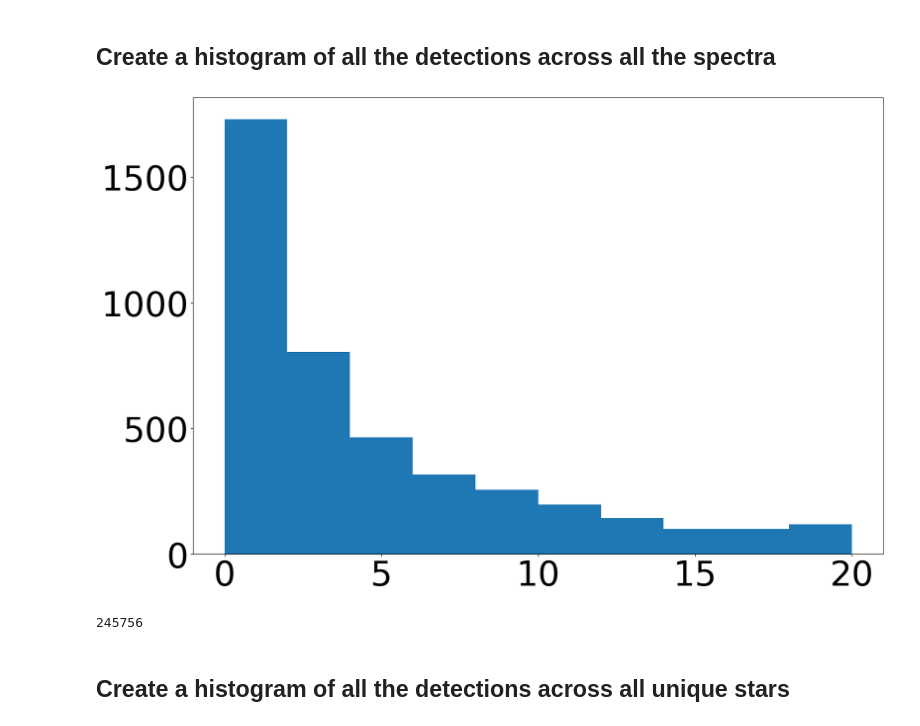
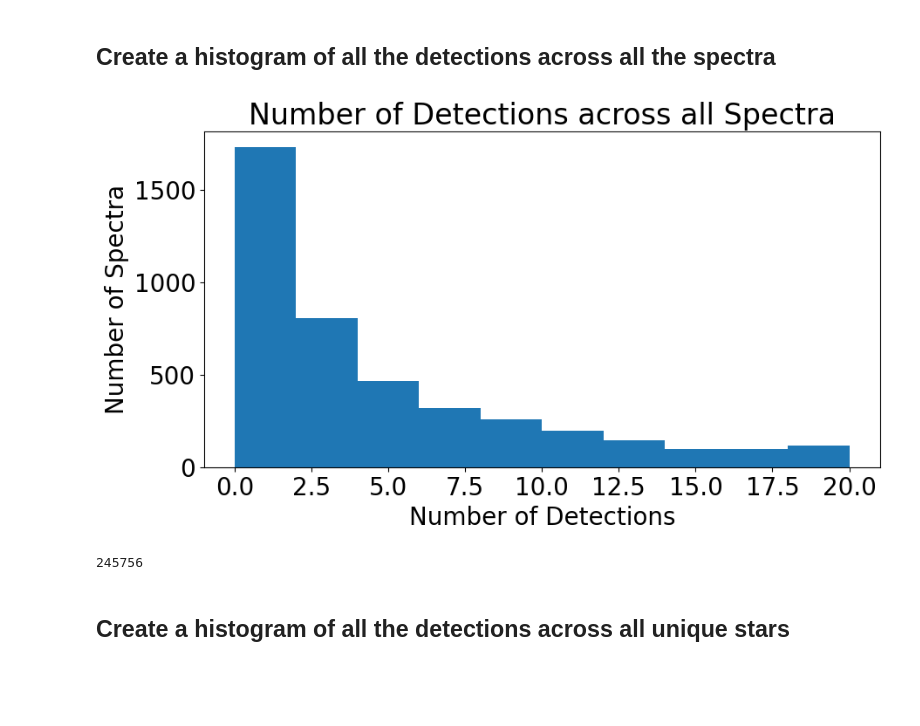
Before and after one commit to howardisaacson/APF-BL-DAP, a Jupyter notebook: Zoe/Results.ipynb, the cells around one changed output. Saved outputs shown, nothing was run; the diff lists cells and outputs as text; code cells hidden in the pictures; blank space fills up the shorter version.

```diff
--- a/Zoe/Results.ipynb
+++ b/Zoe/Results.ipynb
@@ -21,11 +25,11 @@ for filename in os.listdir(directory):
 # %%
-results1000 = pd.read_csv('/mnt_home/zoek/code/APF-BL-DAP/Zoe/LaserDetectionResults1000/results.csv', index_col = 'index')
-results3000 = pd.read_csv('/mnt_home/zoek/code/APF-BL-DAP/Zoe/LaserDetectionResults3000/results.csv', index_col = 'index')
-results4000 = pd.read_csv('/mnt_home/zoek/code/APF-BL-DAP/Zoe/LaserDetectionResults4000/results.csv', index_col = 'index')
-results5000 = pd.read_csv('/mnt_home/zoek/code/APF-BL-DAP/Zoe/LaserDetectionResults5000/results.csv', index_col = 'index')
-results6000 = pd.read_csv('/mnt_home/zoek/code/APF-BL-DAP/Zoe/LaserDetectionResults6000/results.csv', index_col = 'index')
+results1000 = pd.read_csv('/mnt_home/zoek/code/APF-BL-DAP/Zoe/MyStuff/Results/LaserDetectionResults1000/results.csv', index_col = 'index')
+results3000 = pd.read_csv('/mnt_home/zoek/code/APF-BL-DAP/Zoe/MyStuff/Results/LaserDetectionResults3000/results.csv', index_col = 'index')
+results4000 = pd.read_csv('/mnt_home/zoek/code/APF-BL-DAP/Zoe/MyStuff/Results/LaserDetectionResults4000/results.csv', index_col = 'index')
+results5000 = pd.read_csv('/mnt_home/zoek/code/APF-BL-DAP/Zoe/MyStuff/Results/LaserDetectionResults5000/results.csv', index_col = 'index')
+results6000 = pd.read_csv('/mnt_home/zoek/code/APF-BL-DAP/Zoe/MyStuff/Results/LaserDetectionResults6000/results.csv', index_col = 'index')
 
-results2000 = pd.read_csv('/mnt_home/zoek/code/APF-BL-DAP/Zoe/LaserDetectionResults2000/results.csv', index_col = 'index')
+results2000 = pd.read_csv('/mnt_home/zoek/code/APF-BL-DAP/Zoe/MyStuff/Results/LaserDetectionResults2000/results.csv', index_col = 'index')
 
 
 results1000 = results1000.drop(columns = 'Unnamed: 0')
@@ -56,0 +67,2 @@ total_results
+# %%
+total_results['SNR'] = SNR
@@ -59,15 +74,19 @@ total_results
 # %%
 num_detections = total_results['ndetections']
 # %%
-plt.rcParams["figure.figsize"] = (18,12)
-plt.rcParams.update({'font.size': 50})
+# plt.rcParams["figure.figsize"] = (18,12)
+# plt.rcParams.update({'font.size': 50})
 plt.hist(num_detections.tolist(), range=[0, 20])
+plt.xlabel('Number of Detections')
+plt.ylabel('Number of Spectra')
+plt.title('Number of Detections across all Spectra')
 plt.show()
 # %% [output]
-[figure, old version]
+[figure, new version]
-# %%
-sum(num_detections)
-# %% [output]
-245756
+# %%
+# total number of detections
+sum(num_detections)
+# %% [output]
+245756
 # %% [markdown]
 ## Create a histogram of all the detections across all unique stars
```
Also changed, not shown: parts of 31 cells of this notebook, 6 other files.
